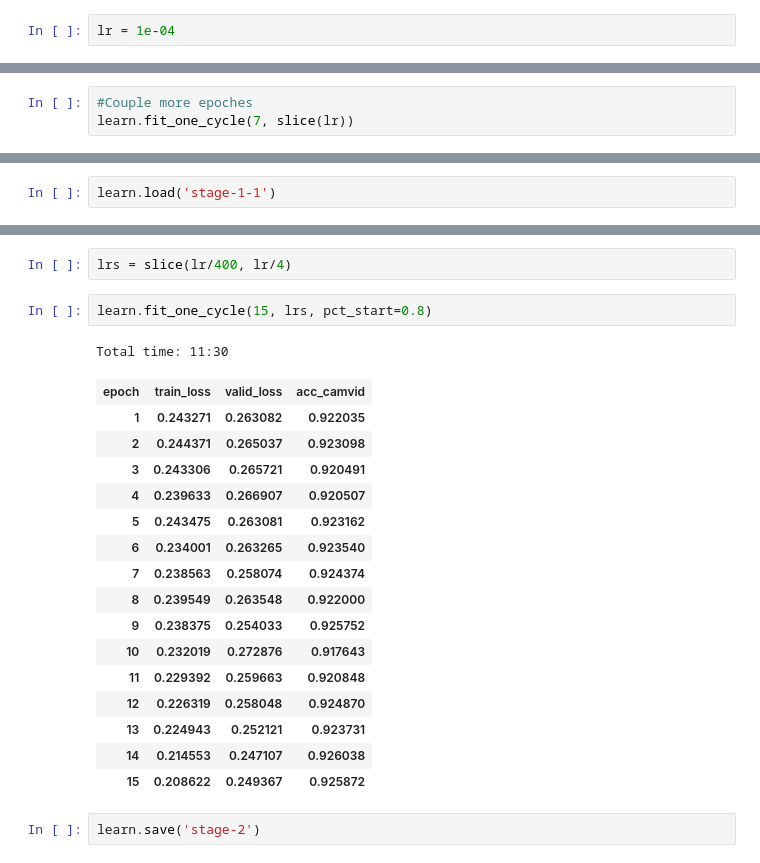
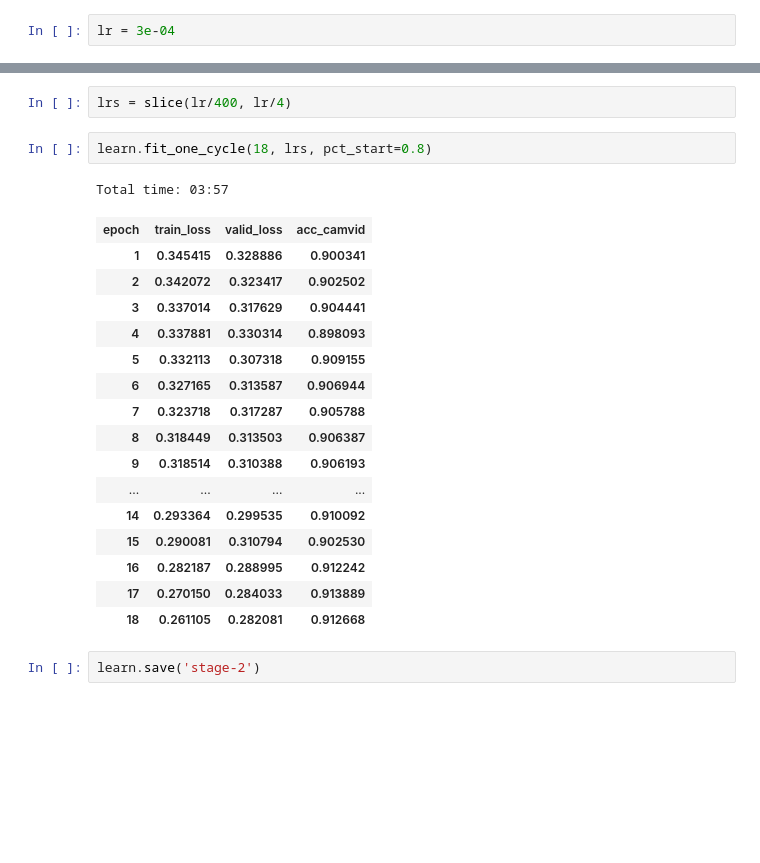
Before and after one commit to thanhluan001/fast-ai-nbs, a Jupyter notebook: 3 - Camvid Segmentation.ipynb, the cells around one changed output, grey strips where cells are left out. Drawn from its saved outputs; the diff is of its cells as text; blank space fills up the shorter version.

```diff
--- a/3 - Camvid Segmentation.ipynb
+++ b/3 - Camvid Segmentation.ipynb
@@ -164,5 +163,5 @@ LR Finder is complete, type {learner_name}.recorder.plot() to see the graph.
 # %%
-lr = 1e-04
+lr = 3e-04
 # %%
 learn.fit_one_cycle(10, slice(lr), pct_start=0.9)
 # %% [output]
@@ -200,6 +199,3 @@ y: SegmentationLabelList (101 items)
   (60): MergeLayer()
   (61): Conv2d(99, 12, kernel_size=(1, 1), stride=(1, 1))
 )])
-# %%
-#Couple more epoches
-learn.fit_one_cycle(7, slice(lr))
@@ -222,2 +205,0 @@ learn.show_results(rows=5)
-# %%
-learn.load('stage-1-1')
@@ -244,24 +208,24 @@ learn.unfreeze()
 # %%
 lrs = slice(lr/400, lr/4)
 # %%
-learn.fit_one_cycle(15, lrs, pct_start=0.8)
+learn.fit_one_cycle(18, lrs, pct_start=0.8)
 # %% [output]
-Total time: 11:30
+Total time: 03:57
 | epoch | train_loss | valid_loss | acc_camvid |
-| 1 | 0.243271 | 0.263082 | 0.922035 |
-| 2 | 0.244371 | 0.265037 | 0.923098 |
-| 3 | 0.243306 | 0.265721 | 0.920491 |
-| 4 | 0.239633 | 0.266907 | 0.920507 |
-| 5 | 0.243475 | 0.263081 | 0.923162 |
-| 6 | 0.234001 | 0.263265 | 0.923540 |
-| 7 | 0.238563 | 0.258074 | 0.924374 |
-| 8 | 0.239549 | 0.263548 | 0.922000 |
-| 9 | 0.238375 | 0.254033 | 0.925752 |
-| 10 | 0.232019 | 0.272876 | 0.917643 |
-| 11 | 0.229392 | 0.259663 | 0.920848 |
-| 12 | 0.226319 | 0.258048 | 0.924870 |
-| 13 | 0.224943 | 0.252121 | 0.923731 |
-| 14 | 0.214553 | 0.247107 | 0.926038 |
-| 15 | 0.208622 | 0.249367 | 0.925872 |
+| 1 | 0.345415 | 0.328886 | 0.900341 |
+| 2 | 0.342072 | 0.323417 | 0.902502 |
+| 3 | 0.337014 | 0.317629 | 0.904441 |
+| 4 | 0.337881 | 0.330314 | 0.898093 |
+| 5 | 0.332113 | 0.307318 | 0.909155 |
+| 6 | 0.327165 | 0.313587 | 0.906944 |
+| 7 | 0.323718 | 0.317287 | 0.905788 |
+| 8 | 0.318449 | 0.313503 | 0.906387 |
+| 9 | 0.318514 | 0.310388 | 0.906193 |
+| ... | ... | ... | ... |
+| 14 | 0.293364 | 0.299535 | 0.910092 |
+| 15 | 0.290081 | 0.310794 | 0.902530 |
+| 16 | 0.282187 | 0.288995 | 0.912242 |
+| 17 | 0.270150 | 0.284033 | 0.913889 |
+| 18 | 0.261105 | 0.282081 | 0.912668 |
 # %%
 learn.save('stage-2')
```
Also changed, not shown: parts of 15 cells of this notebook.
